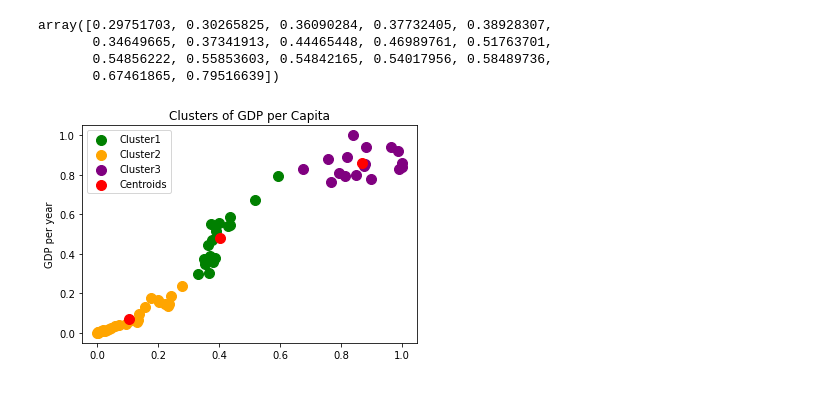
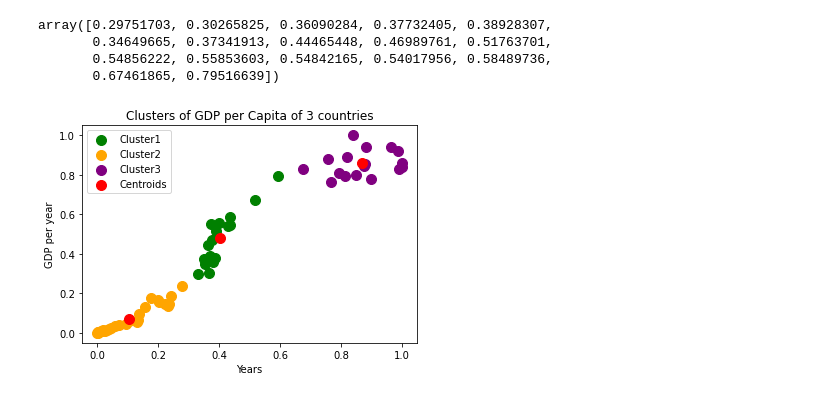
Before and after one commit to puneethegde72/Cluster-and-Fitting, a Jupyter notebook: Cluster and Fitting .ipynb, the cells around one changed output. Saved outputs shown, nothing was run; the diff lists cells and outputs as text; code cells hidden in the pictures.

```diff
--- a/Cluster and Fitting .ipynb
+++ b/Cluster and Fitting .ipynb
@@ -186,13 +186,13 @@ array([0.29751703, 0.30265825, 0.36090284, 0.37732405, 0.38928307,
 # %%
 plt.figure()
 plt.scatter(normalized_df.values[y_kmeans == 0, 0], normalized_df.values[y_kmeans == 0, 1], s = 100, c = 'green', label = 'Cluster1')
 plt.scatter(normalized_df.values[lables == 1, 0], normalized_df.values[lables == 1, 1], s = 100, c = 'orange', label = 'Cluster2')
 plt.scatter(normalized_df.values[lables == 2, 0], normalized_df.values[lables == 2, 1], s = 100, c = 'purple', label = 'Cluster3')
 plt.scatter(kmeans.cluster_centers_[:, 0], kmeans.cluster_centers_[:, 1], s=100, c='red', label = 'Centroids')
 plt.legend()
-plt.title('Clusters of GDP per Capita')
-plt.xlabel('')
+plt.title('Clusters of GDP per Capita of 3 countries')
+plt.xlabel('Years')
 plt.ylabel('GDP per year')
 plt.show()
 # %% [output]
-[figure, old version]
+[figure, new version]
```
